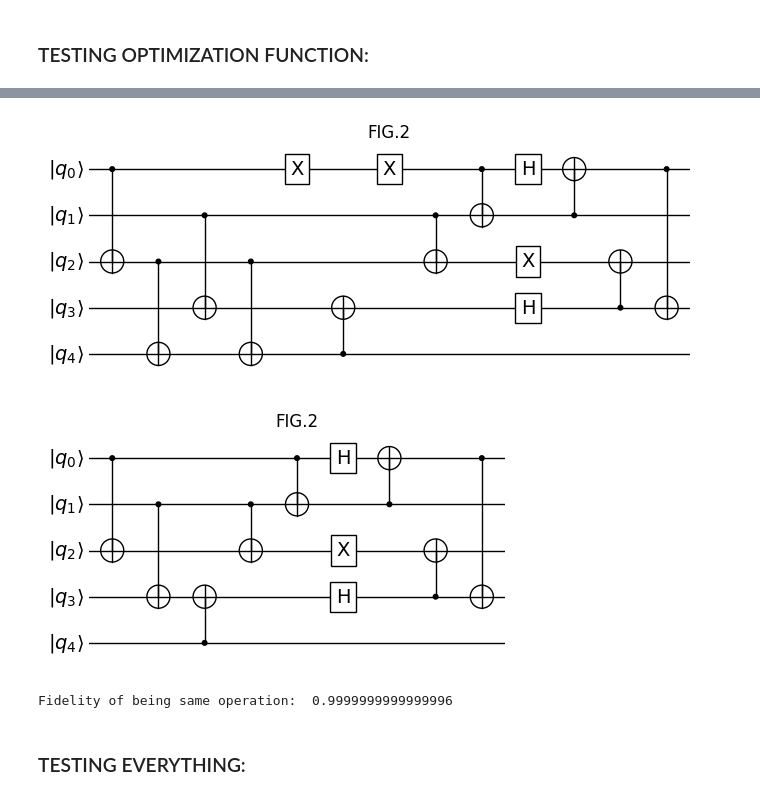
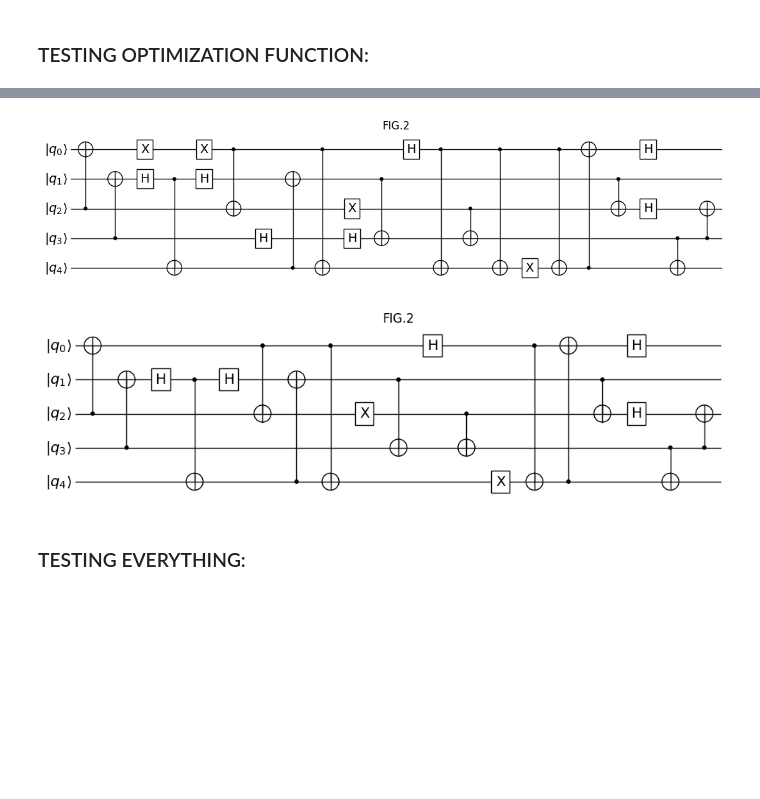
Before and after one commit to qilimanjaro-tech/haqtoberfest2024, a Jupyter notebook: solutions/qubit_mapping/solutions_in_notebook/Challenge.ipynb, the cells around one changed output, grey strips where cells are left out. Cells and saved outputs as stored; diff of their text form; code cells hidden in the pictures; blank space fills up the shorter version.

```diff
--- a/solutions/qubit_mapping/solutions_in_notebook/Challenge.ipynb
+++ b/solutions/qubit_mapping/solutions_in_notebook/Challenge.ipynb
@@ -730,24 +740,23 @@ Fidelity of being same operation:  0.9999999999999996
 # %%
-circuit2 = testing_circuit1()
+circuit2 = testing_circuit2()
 
 ax, fig = plot_circuit(circuit2)
 ax.set_title("FIG.2")
 plt.show()
 
 opt_circuit2 = optimize_circuit(circuit2)
 
 ax, fig = plot_circuit(opt_circuit2)
 ax.set_title("FIG.2")
 plt.show()
 
-print(
-    "Fidelity of being same operation: ",
-    circuits_equivalence_fidelity(circuit2, opt_circuit2, {"q0": 0, "q1": 1, "q2": 2, "q3": 3, "q4": 4}),
-)
+# print(
+#     "Fidelity of being same operation: ",
+#     circuits_equivalence_fidelity(circuit2, opt_circuit2, {"q0": 0, "q1": 1, "q2": 2, "q3": 3, "q4": 4}),
+# )
 # %% [output]
-[figure, old version]
+[figure, new version]
-[figure, old version]
+[figure, new version]
-Fidelity of being same operation:  0.9999999999999996
 # %% [markdown]
 ### TESTING EVERYTHING:
 # %%
```
Also changed, not shown: parts of 2 cells of this notebook, 1 other file.
